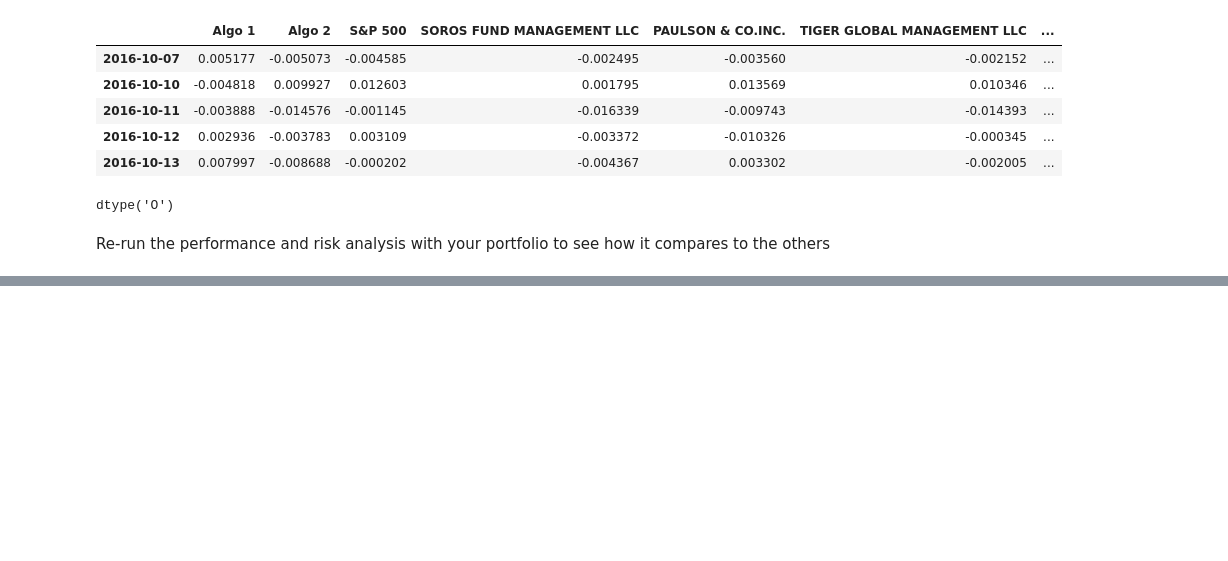
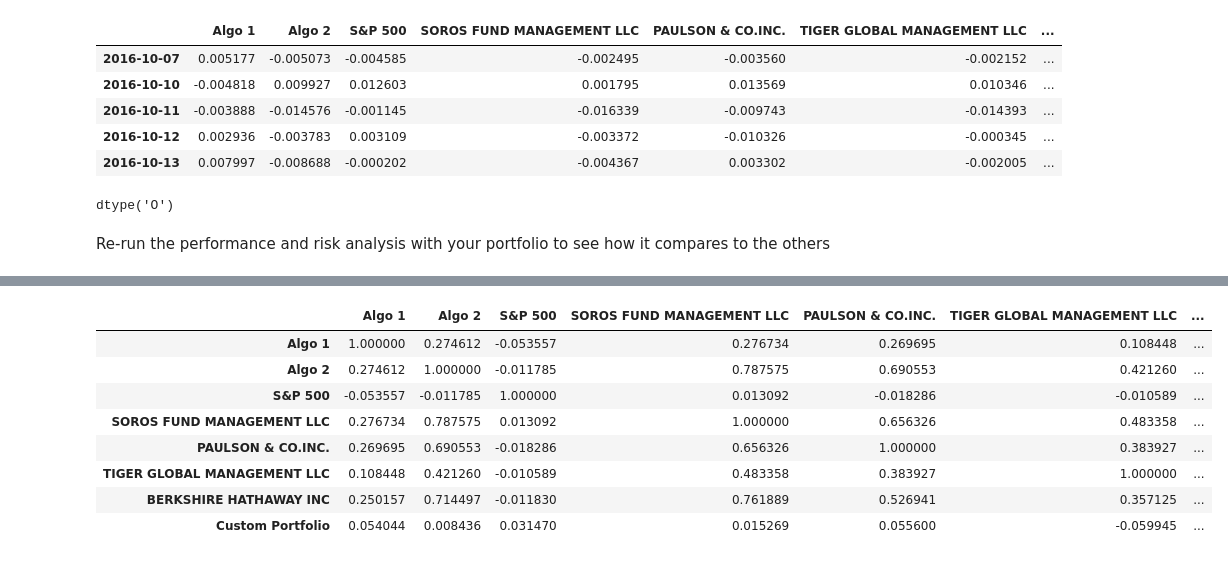
Before and after one commit to jexiamaris/A_Whale_off_portfolio, a Jupyter notebook: Analysis/whale_analysis.ipynb, the cells around one changed output, grey strips where cells are left out. Cells and saved outputs as stored; diff of their text form; code cells hidden in the pictures; blank space fills up the shorter version.

```diff
--- a/Analysis/whale_analysis.ipynb
+++ b/Analysis/whale_analysis.ipynb
@@ -472,6 +487,17 @@ sharpe_ratios_combined.plot(kind='bar', title='Sharpe Ratios')
 # %%
 # Create a correlation analysis
-compare_portfolios_correlation = compare_portfolios.corr()
+correlation_portfolios = portfolios_df.corr()
+correlation_portfolios.style.background_gradient(cmap='coolwarm')
+# %% [output]
+|  | Algo 1 | Algo 2 | S&P 500 | SOROS FUND MANAGEMENT LLC | PAULSON & CO.INC. | TIGER GLOBAL MANAGEMENT LLC | ... |
+| Algo 1 | 1.000000 | 0.274612 | -0.053557 | 0.276734 | 0.269695 | 0.108448 | ... |
+| Algo 2 | 0.274612 | 1.000000 | -0.011785 | 0.787575 | 0.690553 | 0.421260 | ... |
+| S&P 500 | -0.053557 | -0.011785 | 1.000000 | 0.013092 | -0.018286 | -0.010589 | ... |
+| SOROS FUND MANAGEMENT LLC | 0.276734 | 0.787575 | 0.013092 | 1.000000 | 0.656326 | 0.483358 | ... |
+| PAULSON & CO.INC. | 0.269695 | 0.690553 | -0.018286 | 0.656326 | 1.000000 | 0.383927 | ... |
+| TIGER GLOBAL MANAGEMENT LLC | 0.108448 | 0.421260 | -0.010589 | 0.483358 | 0.383927 | 1.000000 | ... |
+| BERKSHIRE HATHAWAY INC | 0.250157 | 0.714497 | -0.011830 | 0.761889 | 0.526941 | 0.357125 | ... |
+| Custom Portfolio | 0.054044 | 0.008436 | 0.031470 | 0.015269 | 0.055600 | -0.059945 | ... |
 # %%
 # Beta
 # Rolling beta
```
Also changed, not shown: parts of 8 cells of this notebook.
